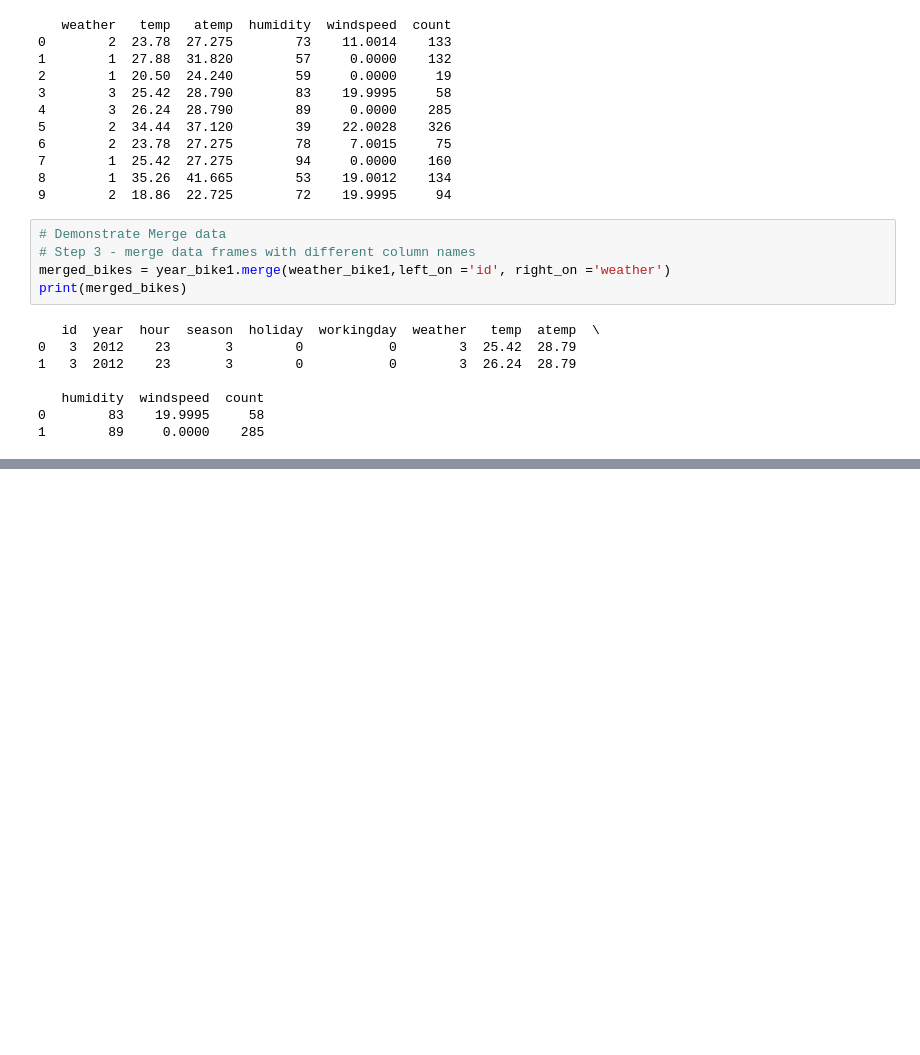
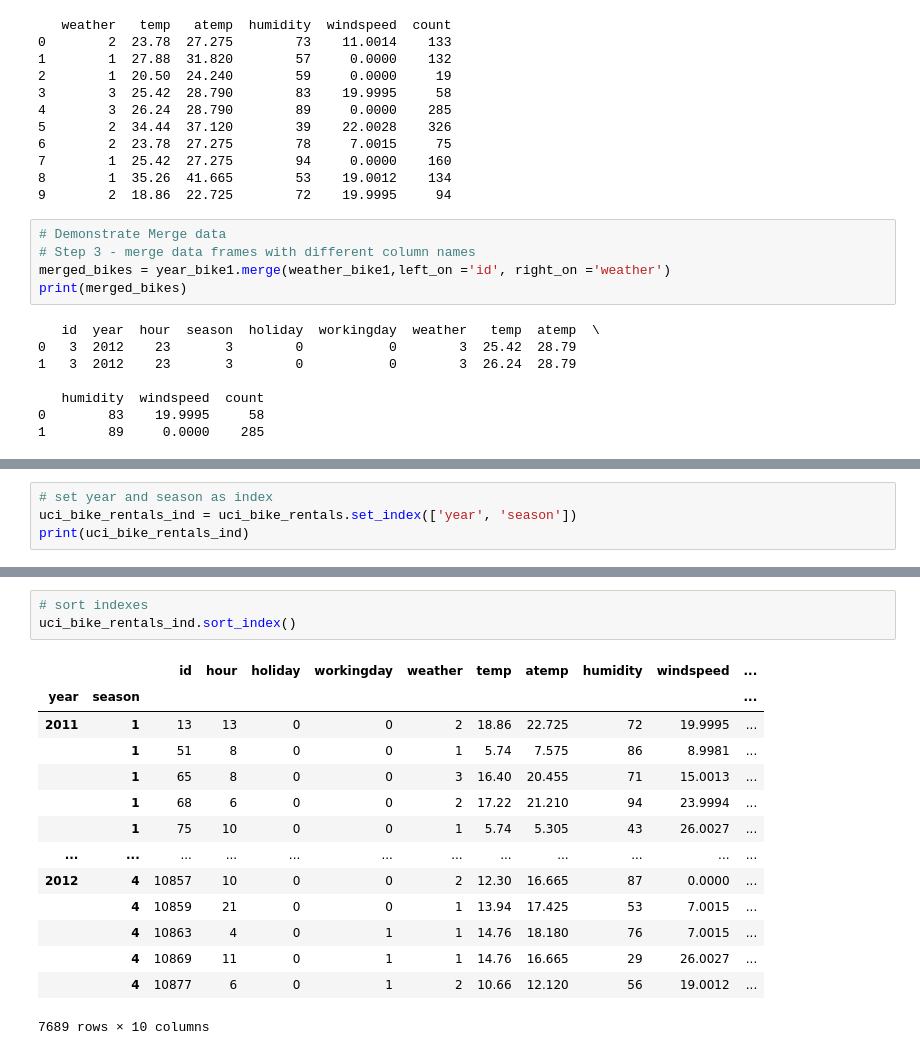
Before and after one commit to anyafrydrych/UCDPA_AnnaKleynhans, a Jupyter notebook: UCDPA_AnnaKleynhans.ipynb, the cells around one changed output, grey strips where cells are left out. Cells and saved outputs as stored; diff of their text form; blank space fills up the shorter version.

```diff
--- a/UCDPA_AnnaKleynhans.ipynb
+++ b/UCDPA_AnnaKleynhans.ipynb
@@ -247,0 +280,4 @@ print(merged_bikes)
+# %%
+# set year and season as index
+uci_bike_rentals_ind = uci_bike_rentals.set_index(['year', 'season'])
+print(uci_bike_rentals_ind)
@@ -247,0 +302,18 @@ print(merged_bikes)
+# %%
+# sort indexes
+uci_bike_rentals_ind.sort_index()
+# %% [output]
+|  |  | id | hour | holiday | workingday | weather | temp | atemp | humidity | windspeed | ... |
+| year | season |  |  |  |  |  |  |  |  |  | ... |
+| 2011 | 1 | 13 | 13 | 0 | 0 | 2 | 18.86 | 22.725 | 72 | 19.9995 | ... |
+|  | 1 | 51 | 8 | 0 | 0 | 1 | 5.74 | 7.575 | 86 | 8.9981 | ... |
+|  | 1 | 65 | 8 | 0 | 0 | 3 | 16.40 | 20.455 | 71 | 15.0013 | ... |
+|  | 1 | 68 | 6 | 0 | 0 | 2 | 17.22 | 21.210 | 94 | 23.9994 | ... |
+|  | 1 | 75 | 10 | 0 | 0 | 1 | 5.74 | 5.305 | 43 | 26.0027 | ... |
+| ... | ... | ... | ... | ... | ... | ... | ... | ... | ... | ... | ... |
+| 2012 | 4 | 10857 | 10 | 0 | 0 | 2 | 12.30 | 16.665 | 87 | 0.0000 | ... |
+|  | 4 | 10859 | 21 | 0 | 0 | 1 | 13.94 | 17.425 | 53 | 7.0015 | ... |
+|  | 4 | 10863 | 4 | 0 | 1 | 1 | 14.76 | 18.180 | 76 | 7.0015 | ... |
+|  | 4 | 10869 | 11 | 0 | 1 | 1 | 14.76 | 16.665 | 29 | 26.0027 | ... |
+|  | 4 | 10877 | 6 | 0 | 1 | 2 | 10.66 | 12.120 | 56 | 19.0012 | ... |
+7689 rows × 10 columns
```
Also changed, not shown: parts of 3 cells of this notebook.
